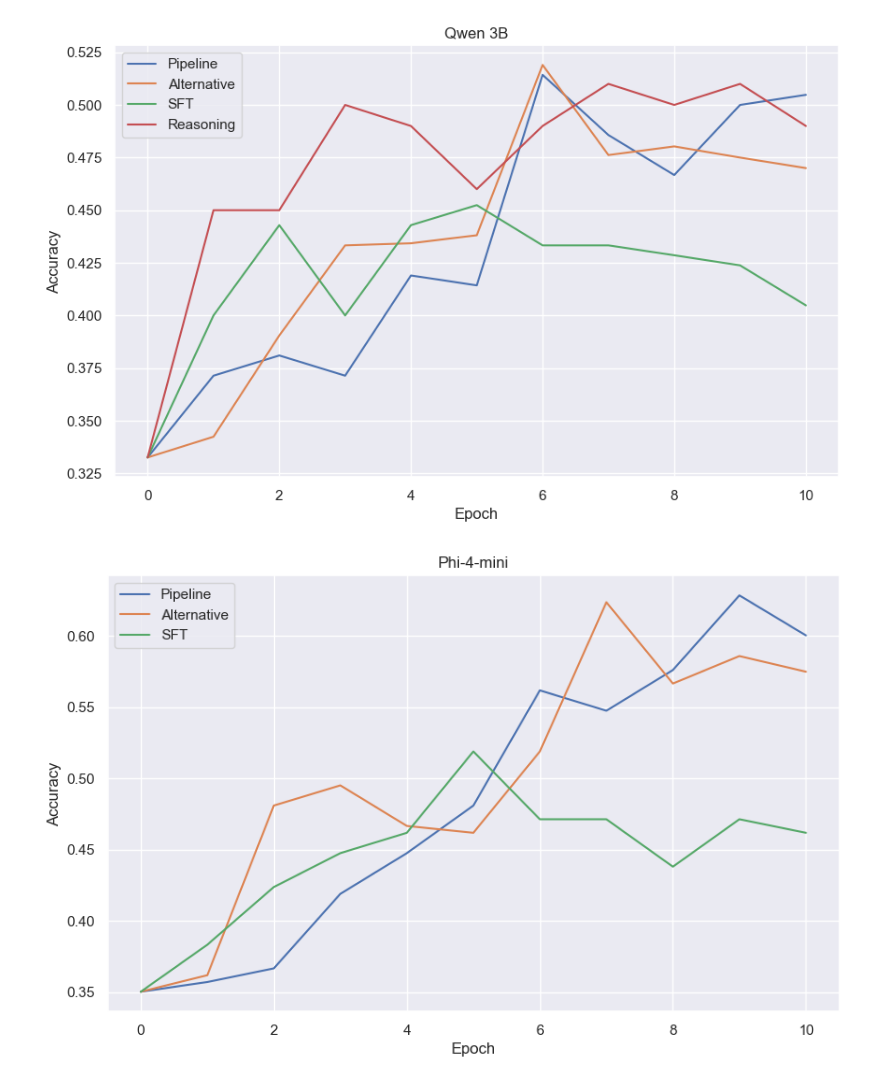
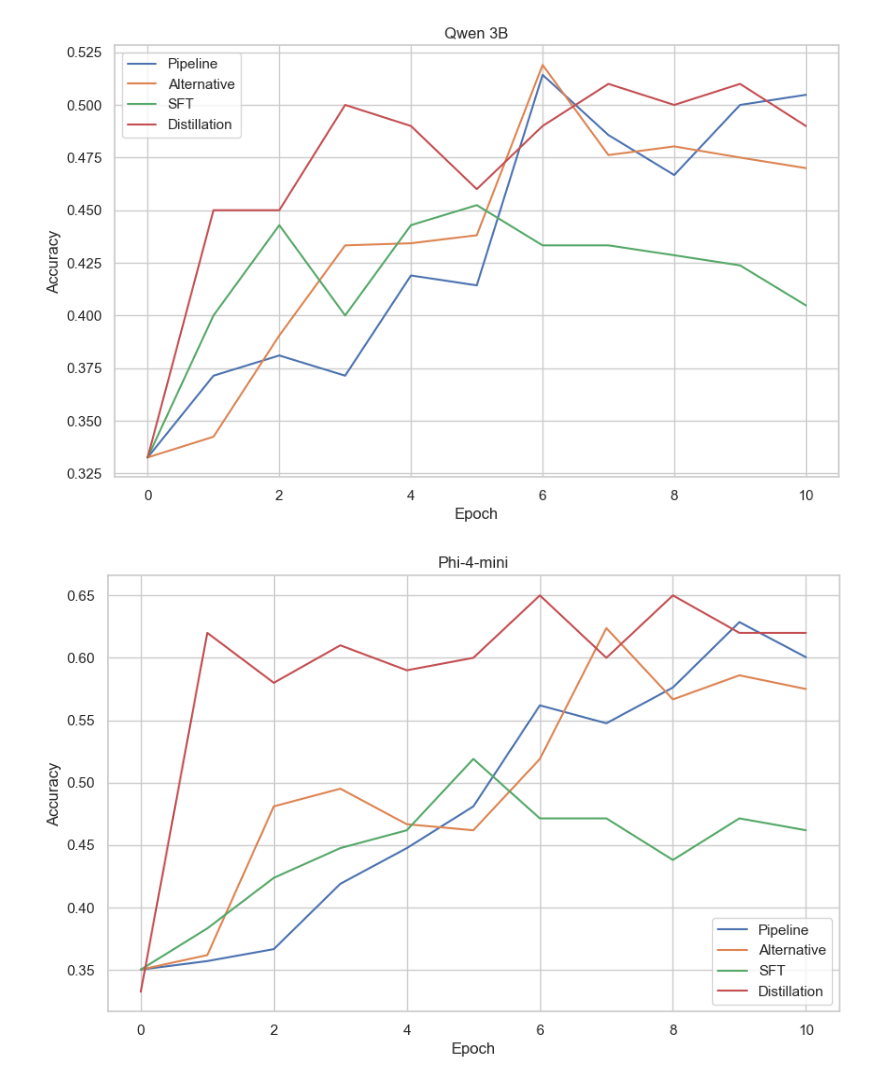
Before and after one commit to aigoncharov/complexity-aware-fine-tuning, a Jupyter notebook: src/analysis/pipeline_training/mmlu_pipeline_vs_alt_vs_sft.ipynb, the cells around one changed output. Saved outputs shown, nothing was run; the diff lists cells and outputs as text; code cells hidden in the pictures.

Commit message:
Finalize pipeline graphs

```diff
--- a/src/analysis/pipeline_training/mmlu_pipeline_vs_alt_vs_sft.ipynb
+++ b/src/analysis/pipeline_training/mmlu_pipeline_vs_alt_vs_sft.ipynb
@@ -4,6 +4,7 @@ import numpy as np
 import seaborn as sns
 
 sns.set_theme(palette="deep")
+sns.set_style("whitegrid")
 
 epochs = np.linspace(0, 10, 11)
 
@@ -16,35 +17,37 @@ qwen_full_distill = [0.332574, 0.45, 0.45, 0.50, 0.49, 0.46, 0.49, 0.51, 0.50, 0
 phi_pipeline = [0.3503, 0.3571, 0.3667, 0.419, 0.4476, 0.481, 0.5619, 0.5476, 0.5762, 0.6286, 0.6005]
 phi_alt = [0.3503, 0.3619, 0.481, 0.4952, 0.4667, 0.4619, 0.519, 0.6238, 0.5667, 0.586, 0.575]
 phi_full_sft = [0.3503, 0.3833, 0.4238, 0.4476, 0.4619, 0.519, 0.4714, 0.4714, 0.4381, 0.4714, 0.4619]
+phi_full_distill = [0.332574, 0.62, 0.58, 0.61, 0.59, 0.60, 0.65, 0.60, 0.65, 0.62, 0.62]
 
 plt.figure(figsize=(10, 6))
 
 plt.plot(epochs, qwen_pipeline, label="Pipeline")
 plt.plot(epochs, qwen_alt, label="Alternative")
 plt.plot(epochs, qwen_full_sft, label="SFT")
-plt.plot(epochs, qwen_full_distill, label="Reasoning")
+plt.plot(epochs, qwen_full_distill, label="Distillation")
 
 plt.xlabel("Epoch")
 plt.ylabel("Accuracy")
 
 plt.legend()
 plt.title("Qwen 3B")
 plt.savefig("../../../artifacts/pipeline/qwen_pipeline.pdf")
 plt.show()
 
 plt.figure(figsize=(10, 6))
 
 plt.plot(epochs, phi_pipeline, label="Pipeline")
 plt.plot(epochs, phi_alt, label="Alternative")
 plt.plot(epochs, phi_full_sft, label="SFT")
+plt.plot(epochs, phi_full_distill, label="Distillation")
 
 plt.xlabel("Epoch")
 plt.ylabel("Accuracy")
 
 plt.legend()
 plt.title("Phi-4-mini")
 plt.savefig("../../../artifacts/pipeline/phi_pipeline.pdf")
 plt.show()
 # %% [output]
 [figure]
-[figure, old version]
+[figure, new version]
```
